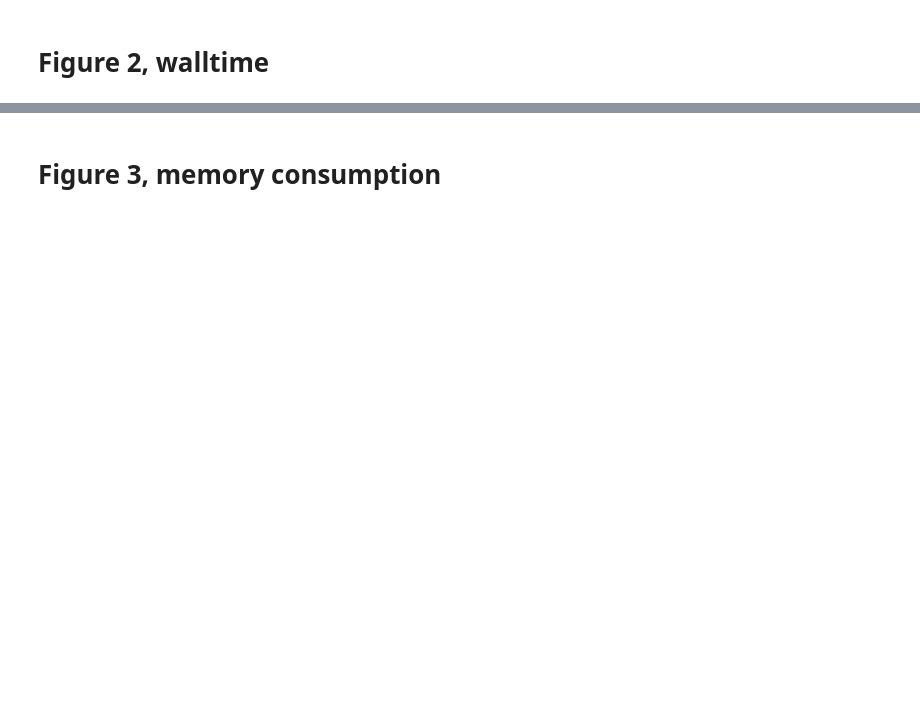
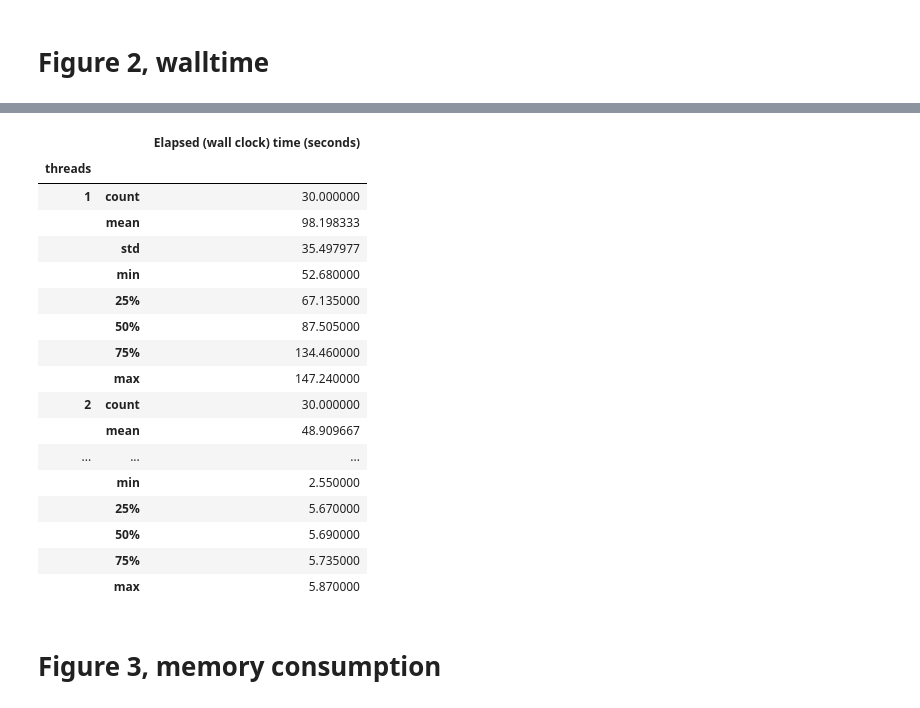
Before and after one commit to luizirber/2014-hll-counter, a Jupyter notebook: notebooks/Figures.ipynb, the cells around one changed output, grey strips where cells are left out. Saved outputs shown, nothing was run; the diff lists cells and outputs as text; code cells hidden in the pictures; blank space fills up the shorter version.

```diff
--- a/notebooks/Figures.ipynb
+++ b/notebooks/Figures.ipynb
@@ -42,2 +54,25 @@ fig.savefig('../manuscript/figures/io_bound.png')
+# %%
+(summary_hll[['Elapsed (wall clock) time (seconds)', 'threads']]
+   .groupby('threads')
+   .describe())
+# %% [output]
+|  |  | Elapsed (wall clock) time (seconds) |
+| threads |  |  |
+| 1 | count | 30.000000 |
+|  | mean | 98.198333 |
+|  | std | 35.497977 |
+|  | min | 52.680000 |
+|  | 25% | 67.135000 |
+|  | 50% | 87.505000 |
+|  | 75% | 134.460000 |
+|  | max | 147.240000 |
+| 2 | count | 30.000000 |
+|  | mean | 48.909667 |
+| ... | ... | ... |
+|  | min | 2.550000 |
+|  | 25% | 5.670000 |
+|  | 50% | 5.690000 |
+|  | 75% | 5.735000 |
+|  | max | 5.870000 |
 # %% [markdown]
 # Figure 3, memory consumption
```
Also changed, not shown: parts of 11 cells of this notebook, 4 other files.
